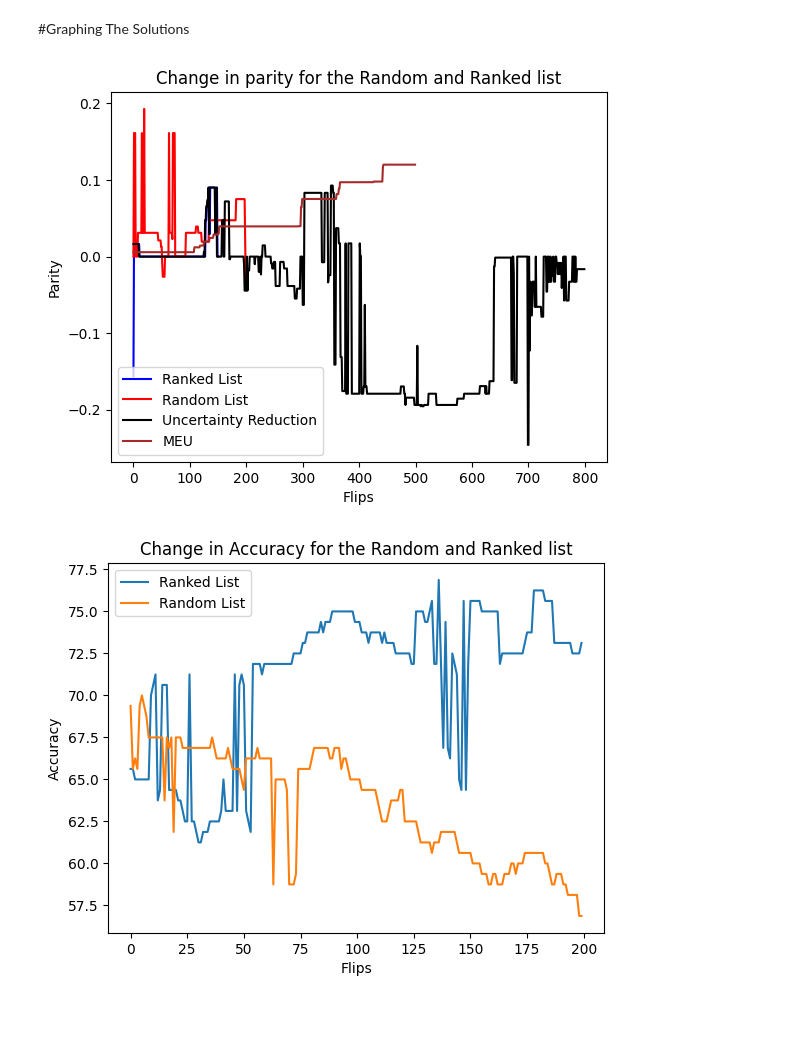
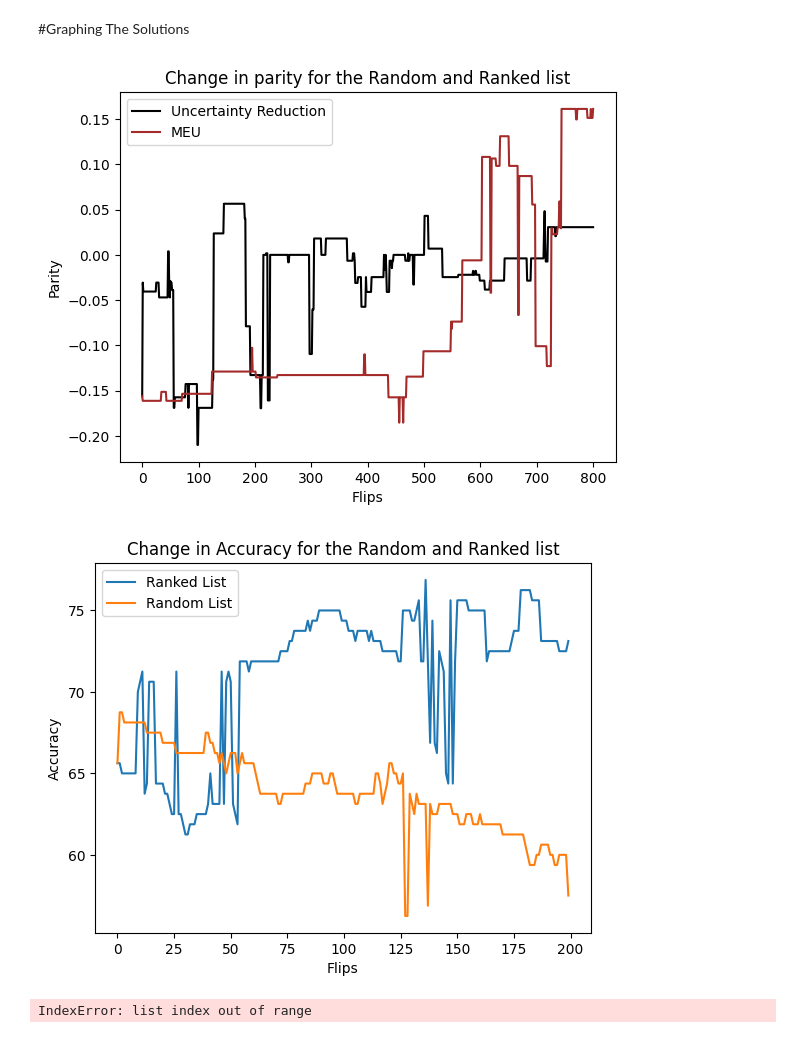
Before and after one commit to s-thandri/labelflipping, a Jupyter notebook: german_income/german_credit.ipynb, the cells around one changed output. Cells and saved outputs as stored; diff of their text form; code cells hidden in the pictures.

```diff
--- a/german_income/german_credit.ipynb
+++ b/german_income/german_credit.ipynb
@@ -386,7 +386,7 @@ ranked_flip = []
 row_num = 0
 
 #Go through the training dataset and flip the points based on their entropy levels
-for row in range(len(top_index_points)):
+for row in range(len(sorted_index_list)):
   row_num = ranked_indices_list[row]
 
   if train_full_df_entropy.at[row_num,'credit_risk'] == 1:
@@ -532,7 +532,7 @@ for value in expected_utility_values:
 combined_list = list(zip(new_ranked_value, row_index))
 
 #Sort the combined lust based on entropy values in increasing order
-sorted_list = sorted(combined_list, key = lambda x: x[0])
+sorted_list = sorted(combined_list, key = lambda x: x[0], reverse = True)
 
 #Extract the values
 sorted_eu_list, sorted_index_list = zip(*sorted_list)
@@ -636,37 +636,37 @@ top_ranked_noABS_index = ranked_flip[:200]
 # %%
 #Plotting the random flips dataset and the systematic flips
 #Systematic flips will have 800
 #Random will have 150
 
 #Plot the first dataset which is the ranked data list with 800 flips
 #list_parity.sort(reverse=True)
 x=range(len(top_ranked_parity))
-plt.plot(x,top_ranked_parity,label='Ranked List',color='blue')
+#plt.plot(x,top_ranked_parity,label='Ranked List',color='blue')
 
 #Plot the second dataset which is the random list of 150 flips
 x2 = range(len(random_list_parity))
-plt.plot(x2,random_list_parity,label='Random List',color='red')
+#plt.plot(x2,random_list_parity,label='Random List',color='red')
 
 #Entropy based flips
 x3 = range(len(ranked_parity))
 plt.plot(x3,ranked_parity,label='Uncertainty Reduction',color='black')
 
 #MEU based flips
-x4 = range(len(top_eu_list))
-plt.plot(x4,top_eu_list,label='MEU',color='brown')
+x4 = range(len(MEU_ranked_parity))
+plt.plot(x4,MEU_ranked_parity,label='MEU',color='brown')
 
 #Add the labels
 plt.xlabel('Flips')
 plt.ylabel('Parity')
 plt.title('Change in parity for the Random and Ranked list')
 
 #Add a legend
 plt.legend()
 
 #Show the plot
 plt.show()
 # %% [output]
-[figure, old version]
+[figure, new version]
 # %%
 #Plotting the random flips dataset and the systematic flips
 #Systematic flips will have 800
@@ -693,7 +693,7 @@ plt.legend()
 #Show the plot
 plt.show()
 # %% [output]
-[figure, old version]
+[figure, new version]
 # %%
 #Check to see which parity values are less than the original value based on the magnitude
 similar_values_df = pd.DataFrame(columns=columns)
@@ -702,6 +702,8 @@ for value in range(len(ranked_parity)):
     if abs(ranked_parity[value]) < abs(statistical_parity):
         row = train_full_df.iloc[ranked_flip[value]]
         similar_values_encoded_data = similar_values_encoded_data.append(row, ignore_index=True)
+# %% [output]
+IndexError: list index out of range
 # %%
 #Get the original data from the german dataframe to see what the original labels are
 check_labels = pd.DataFrame(columns=columns)
```
Also changed, not shown: parts of 1 cell of this notebook.
